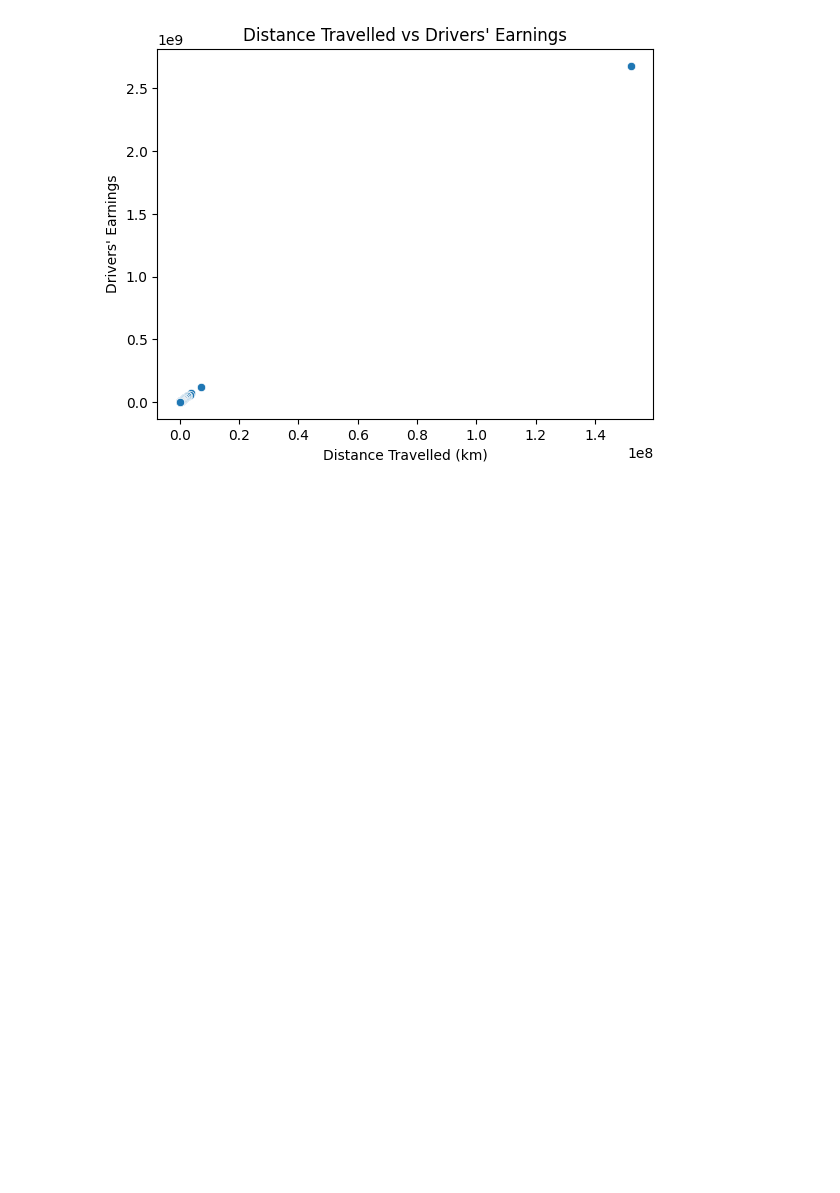
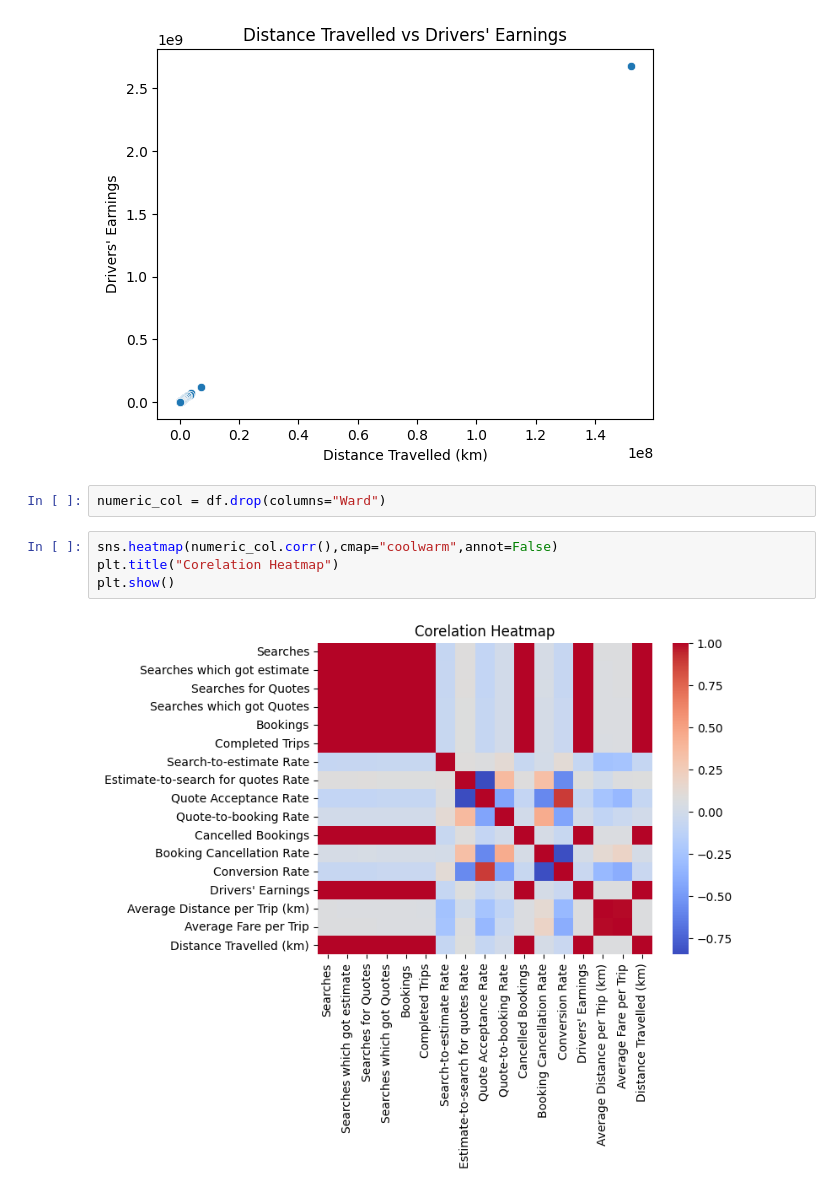
Before and after one commit to debjit11/Namma-Yatri-and-Uber-Analysis, a Jupyter notebook: yarti_main.ipynb, the cells around one changed output. Cells and saved outputs as stored; diff of their text form; blank space fills up the shorter version.

```diff
--- a/yarti_main.ipynb
+++ b/yarti_main.ipynb
@@ -200,3 +200,11 @@ plt.title("Distance Travelled vs Drivers' Earnings")
 plt.show()
 # %% [output]
 [figure]
+# %%
+numeric_col = df.drop(columns="Ward")
+# %%
+sns.heatmap(numeric_col.corr(),cmap="coolwarm",annot=False)
+plt.title("Corelation Heatmap")
+plt.show()
+# %% [output]
+[figure, added]
```
